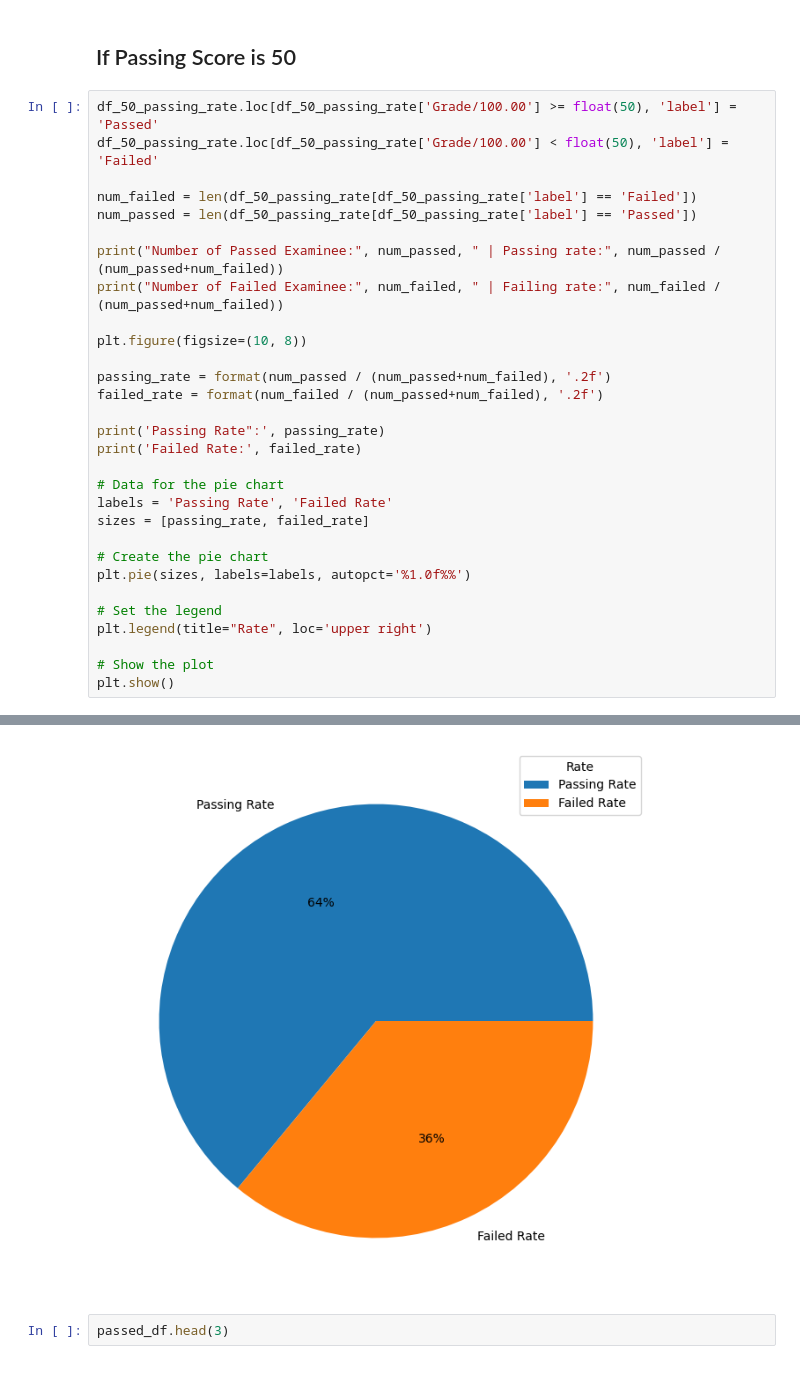
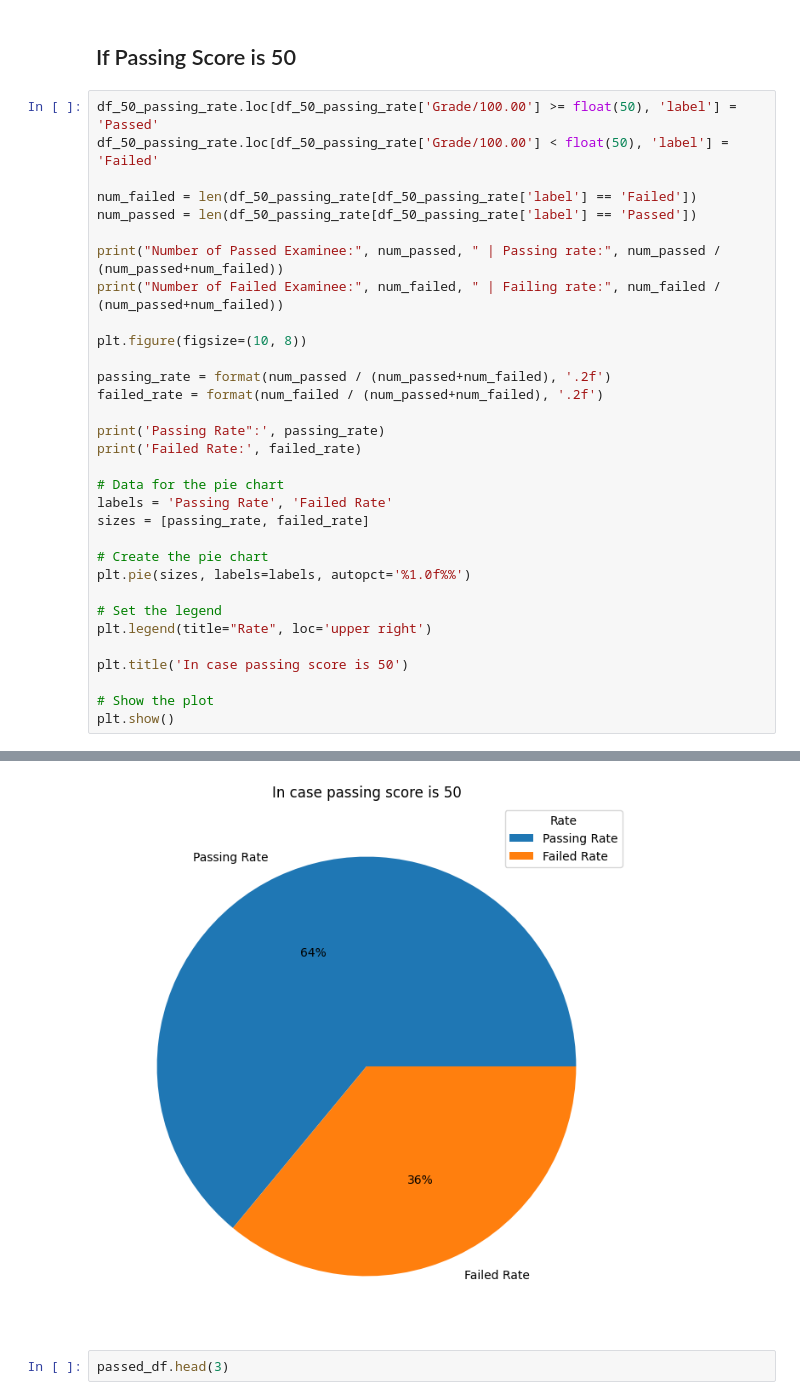
Before and after one commit to Sophal24/DSE_analysis_ds_2023, a Jupyter notebook: 2_data_analysis_dse_test.ipynb, the cells around one changed output, grey strips where cells are left out. Cells and saved outputs as stored; diff of their text form.

```diff
--- a/2_data_analysis_dse_test.ipynb
+++ b/2_data_analysis_dse_test.ipynb
@@ -290,34 +297,36 @@ num_failed = len(df_50_passing_rate[df_50_passing_rate['label'] == 'Failed'])
 num_passed = len(df_50_passing_rate[df_50_passing_rate['label'] == 'Passed'])
 
 print("Number of Passed Examinee:", num_passed, " | Passing rate:", num_passed / (num_passed+num_failed))
 print("Number of Failed Examinee:", num_failed, " | Failing rate:", num_failed / (num_passed+num_failed))
 
 plt.figure(figsize=(10, 8))
 
 passing_rate = format(num_passed / (num_passed+num_failed), '.2f')
 failed_rate = format(num_failed / (num_passed+num_failed), '.2f')
 
 print('Passing Rate":', passing_rate)
 print('Failed Rate:', failed_rate)
 
 # Data for the pie chart
 labels = 'Passing Rate', 'Failed Rate'
 sizes = [passing_rate, failed_rate]
 
 # Create the pie chart
 plt.pie(sizes, labels=labels, autopct='%1.0f%%')
 
 # Set the legend
 plt.legend(title="Rate", loc='upper right')
 
+plt.title('In case passing score is 50')
+
 # Show the plot
 plt.show()
 # %% [output]
 Number of Passed Examinee: 1433  | Passing rate: 0.6391614629794826
 Number of Failed Examinee: 809  | Failing rate: 0.3608385370205174
 Passing Rate": 0.64
 Failed Rate: 0.36
-[figure, old version]
+[figure, new version]
 # %%
 passed_df.head(3)
 # %% [output]
```
Also changed, not shown: parts of 3 cells of this notebook, 7 other files.
